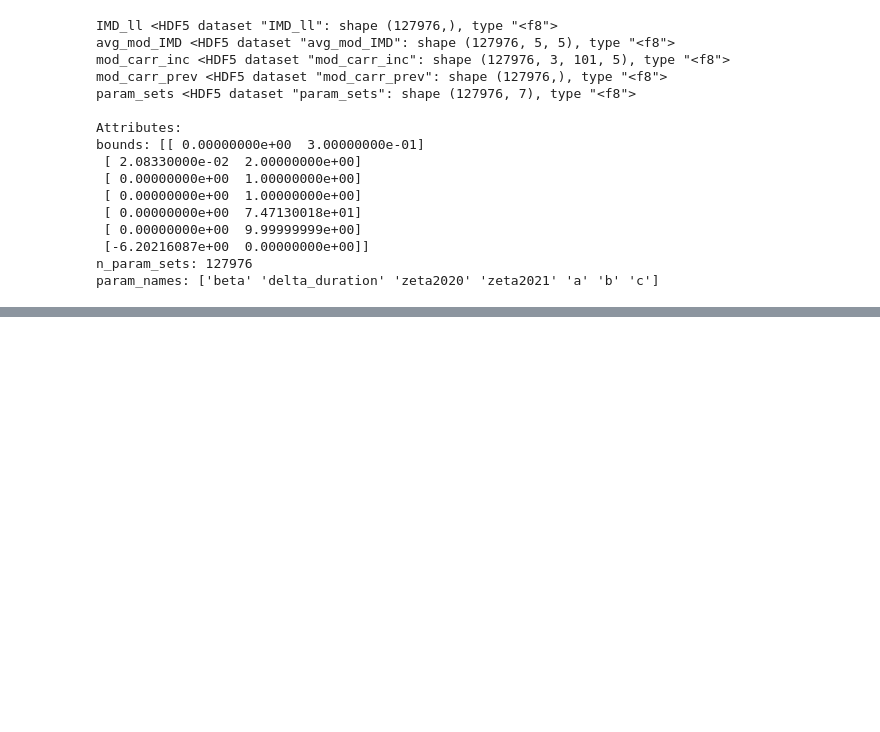
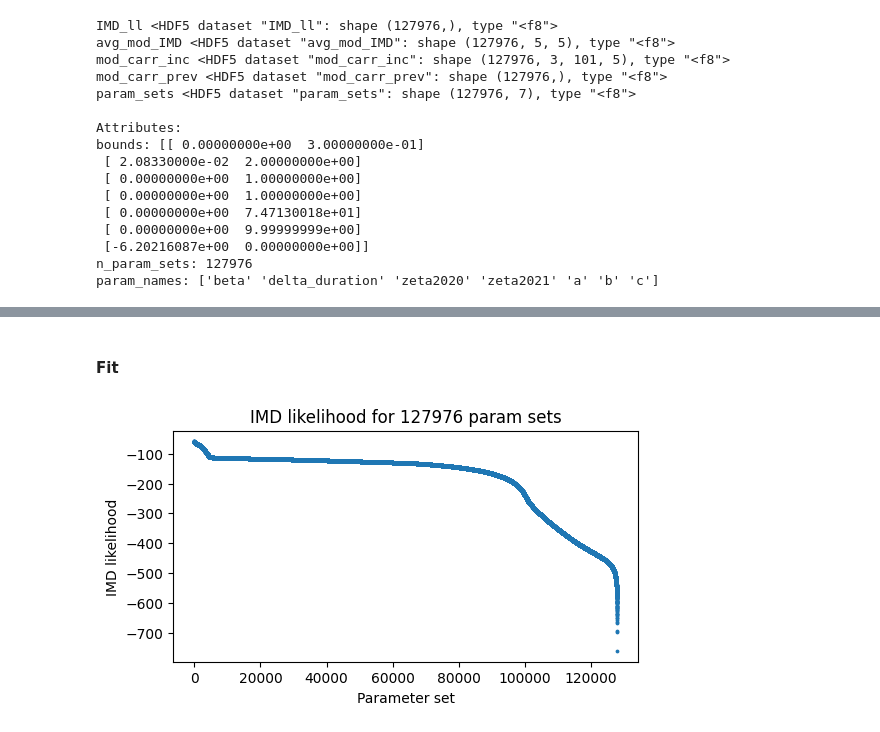
Before and after one commit to LeonMengoniNoritake/Meningo_code, a Jupyter notebook: Code/prefit.ipynb, the cells around one changed output, grey strips where cells are left out. Saved outputs shown, nothing was run; the diff lists cells and outputs as text; code cells hidden in the pictures; blank space fills up the shorter version.

```diff
--- a/Code/prefit.ipynb
+++ b/Code/prefit.ipynb
@@ -11,7 +11,8 @@ from scipy.stats import binomtest
 # Define all directories and files
 notebook_dir = os.path.dirname(os.getcwd()) # Project directory
 run_name = 'run_2025-07-31-3'
-results_dir = os.path.join(notebook_dir, '..', 'Results', 'prefit_B', run_name)
+# results_dir = os.path.join(notebook_dir, '..', 'Results', 'prefit_B', run_name)
+results_dir = os.path.join(notebook_dir, 'Results', run_name)
 data_dir = os.path.abspath(os.path.join(notebook_dir, 'Data', 'Processed'))
 
 plots_dir = os.path.join(results_dir, 'plots')
@@ -118,16 +125,20 @@ for param_set in sel_param_sets:
+# %% [markdown]
+#### Fit
 # %%
-# # Plot IMD likelihood
+# Plot IMD likelihood
 
-# fig, ax = plt.subplots(1,1,figsize=(6,3))
+fig, ax = plt.subplots(1,1,figsize=(6,3))
 # lim = True
-# # lim = False
-# n_lim = 200 if lim else n_param_sets
-# ax.scatter(np.arange(n_lim), np.sort(IMD_ll)[::-1][:n_lim], s=3)
-# ax.set_xlabel('Parameter set')
-# ax.set_ylabel('IMD likelihood')
-# # ax.set_ylim(-1000,0)
-# ax.set_title(f'IMD likelihood for {n_param_sets} param sets')
-# filename = f'IMD_likelihood_2023_lim' if lim else f'IMD_likelihood_2023'
-# fig.savefig(os.path.join(plots_dir, filename), bbox_inches='tight')
-# plt.show()
+lim = False
+n_lim = 200 if lim else n_param_sets
+ax.scatter(np.arange(n_lim), np.sort(IMD_ll)[::-1][:n_lim], s=3)
+ax.set_xlabel('Parameter set')
+ax.set_ylabel('IMD likelihood')
+# ax.set_ylim(-1000,0)
+ax.set_title(f'IMD likelihood for {n_param_sets} param sets')
+filename = f'IMD_likelihood_2023_lim' if lim else f'IMD_likelihood_2023'
+fig.savefig(os.path.join(plots_dir, filename), bbox_inches='tight')
+plt.show()
+# %% [output]
+[figure, added]
 # %%
```
Also changed, not shown: parts of 39 cells of this notebook.
